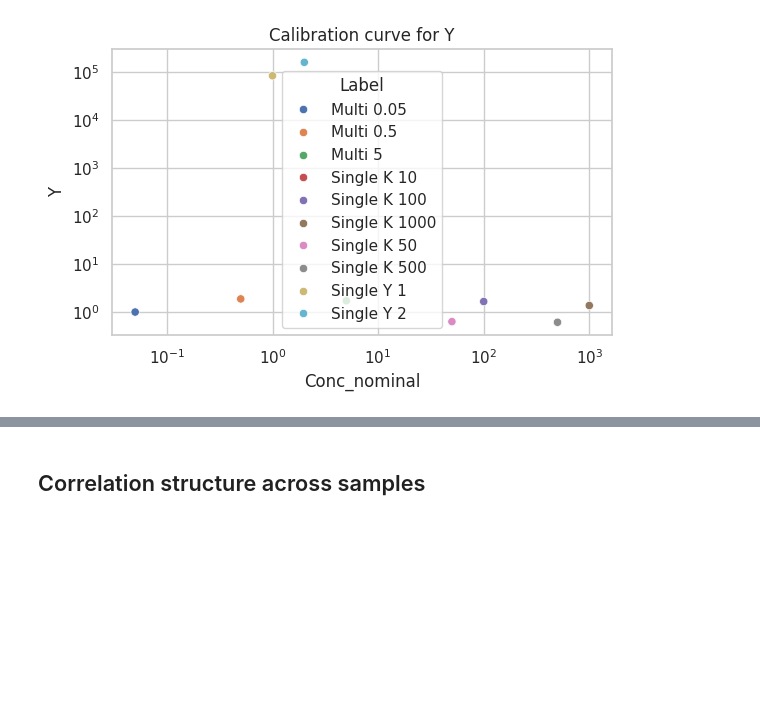
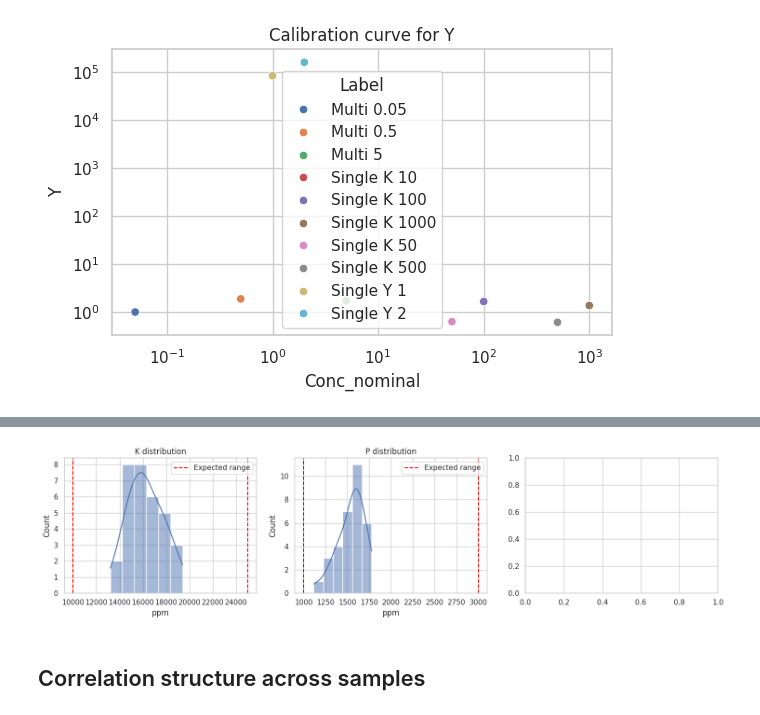
Before and after one commit to frncspeck/CCSI, a Jupyter notebook: notebooks/easy_pues_preprocessing.ipynb, the cells around one changed output, grey strips where cells are left out. Drawn from its saved outputs; the diff is of its cells as text; code cells hidden in the pictures; blank space fills up the shorter version.

```diff
--- a/notebooks/easy_pues_preprocessing.ipynb
+++ b/notebooks/easy_pues_preprocessing.ipynb
@@ -301,3 +352,24 @@ plot_calibration("Y", df_standards)
+# %%
+cols = 3
+rows = 1
+fig, axes = plt.subplots(rows, cols, figsize=(15, 4))
+
+for ax, elem in zip(axes, available):
+    sns.histplot(df_macro[elem], kde=True, ax=ax)
+    low, high = expected_ranges[elem]
+
+    ax.axvline(low,  color="red", linestyle="--", label="Expected range")
+    ax.axvline(high, color="red", linestyle="--")
+
+    ax.set_title(f"{elem} distribution")
+    ax.set_xlabel("ppm")
+    ax.set_ylabel("Count")
+    ax.legend()
+
+plt.tight_layout()
+plt.show()
+# %% [output]
+[figure, added]
 # %% [markdown]
 ## Correlation structure across samples
 # %%
```
Also changed, not shown: parts of 5 cells of this notebook, 1 other file.
